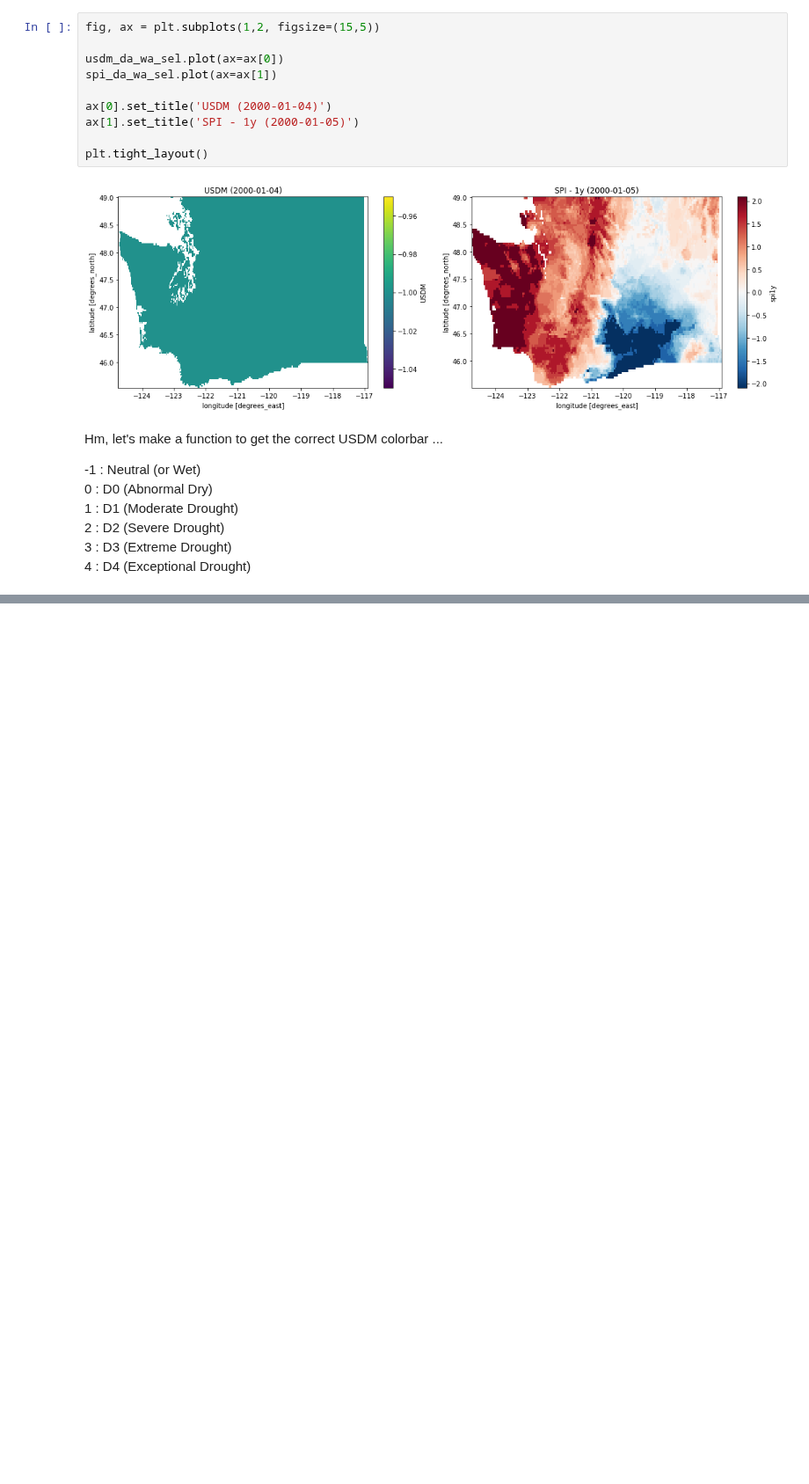
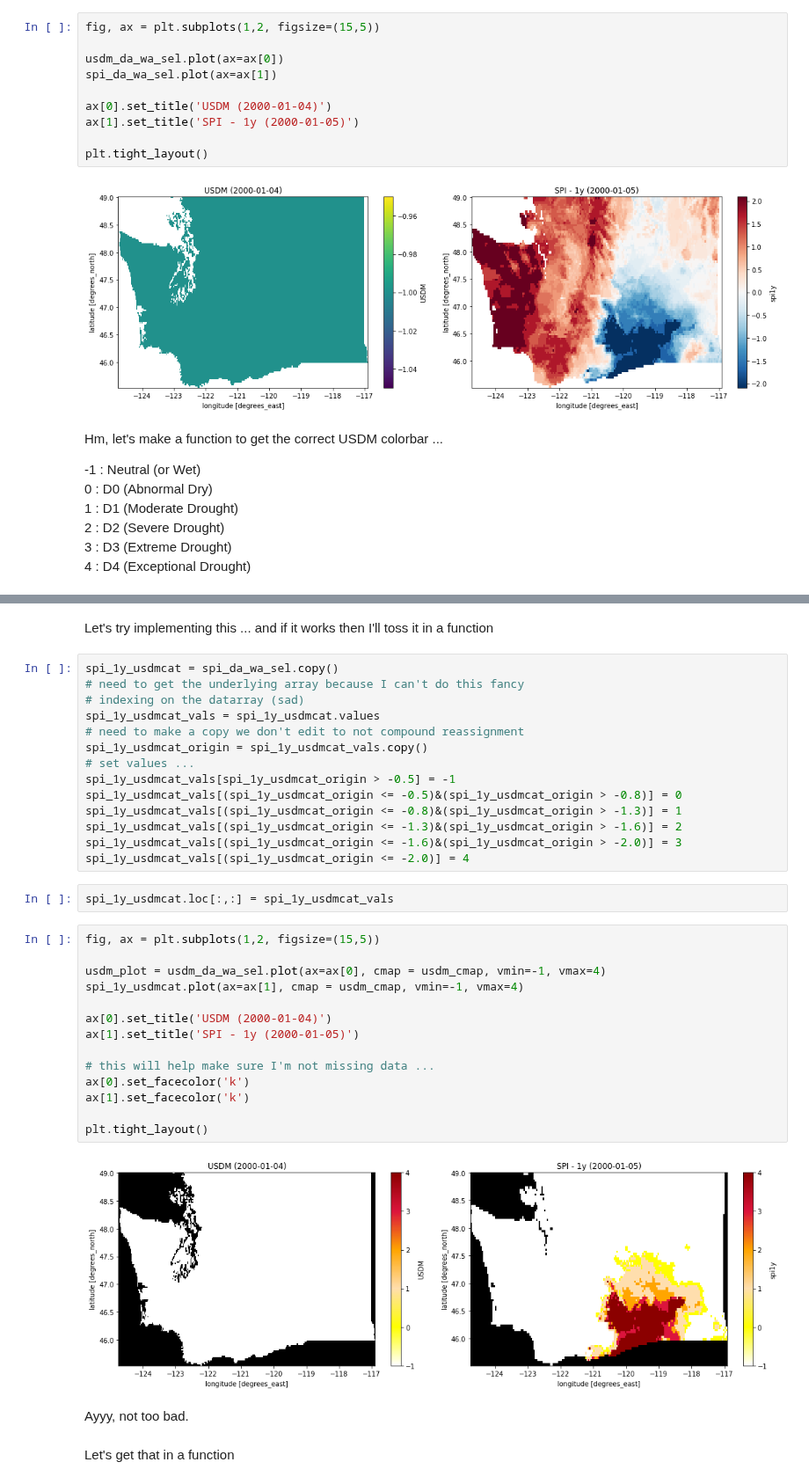
Before and after one commit to UW-Hydro/drought_impact, a Jupyter notebook: notebooks/explore/usdm_spi_compare.ipynb, the cells around one changed output, grey strips where cells are left out. Shown at 88% size. Saved outputs shown, nothing was run; the diff lists cells and outputs as text; blank space fills up the shorter version.

```diff
--- a/notebooks/explore/usdm_spi_compare.ipynb
+++ b/notebooks/explore/usdm_spi_compare.ipynb
@@ -131,0 +160,38 @@ Hm, let's make a function to get the correct USDM colorbar ...
+# %% [markdown]
+Let's try implementing this ... and if it works then I'll toss it in a function
+# %%
+spi_1y_usdmcat = spi_da_wa_sel.copy()
+# need to get the underlying array because I can't do this fancy
+# indexing on the datarray (sad)
+spi_1y_usdmcat_vals = spi_1y_usdmcat.values
+# need to make a copy we don't edit to not compound reassignment
+spi_1y_usdmcat_origin = spi_1y_usdmcat_vals.copy()
+# set values ...
+spi_1y_usdmcat_vals[spi_1y_usdmcat_origin > -0.5] = -1
+spi_1y_usdmcat_vals[(spi_1y_usdmcat_origin <= -0.5)&(spi_1y_usdmcat_origin > -0.8)] = 0
+spi_1y_usdmcat_vals[(spi_1y_usdmcat_origin <= -0.8)&(spi_1y_usdmcat_origin > -1.3)] = 1
+spi_1y_usdmcat_vals[(spi_1y_usdmcat_origin <= -1.3)&(spi_1y_usdmcat_origin > -1.6)] = 2
+spi_1y_usdmcat_vals[(spi_1y_usdmcat_origin <= -1.6)&(spi_1y_usdmcat_origin > -2.0)] = 3
+spi_1y_usdmcat_vals[(spi_1y_usdmcat_origin <= -2.0)] = 4
+# %%
+spi_1y_usdmcat.loc[:,:] = spi_1y_usdmcat_vals
+# %%
+fig, ax = plt.subplots(1,2, figsize=(15,5))
+
+usdm_plot = usdm_da_wa_sel.plot(ax=ax[0], cmap = usdm_cmap, vmin=-1, vmax=4)
+spi_1y_usdmcat.plot(ax=ax[1], cmap = usdm_cmap, vmin=-1, vmax=4)
+
+ax[0].set_title('USDM (2000-01-04)')
+ax[1].set_title('SPI - 1y (2000-01-05)')
+
+# this will help make sure I'm not missing data ...
+ax[0].set_facecolor('k')
+ax[1].set_facecolor('k')
+
+plt.tight_layout()
+# %% [output]
+[figure, added]
+# %% [markdown]
+Ayyy, not too bad.
+# %% [markdown]
+Let's get that in a function
```
Also changed, not shown: parts of 9 cells of this notebook.
